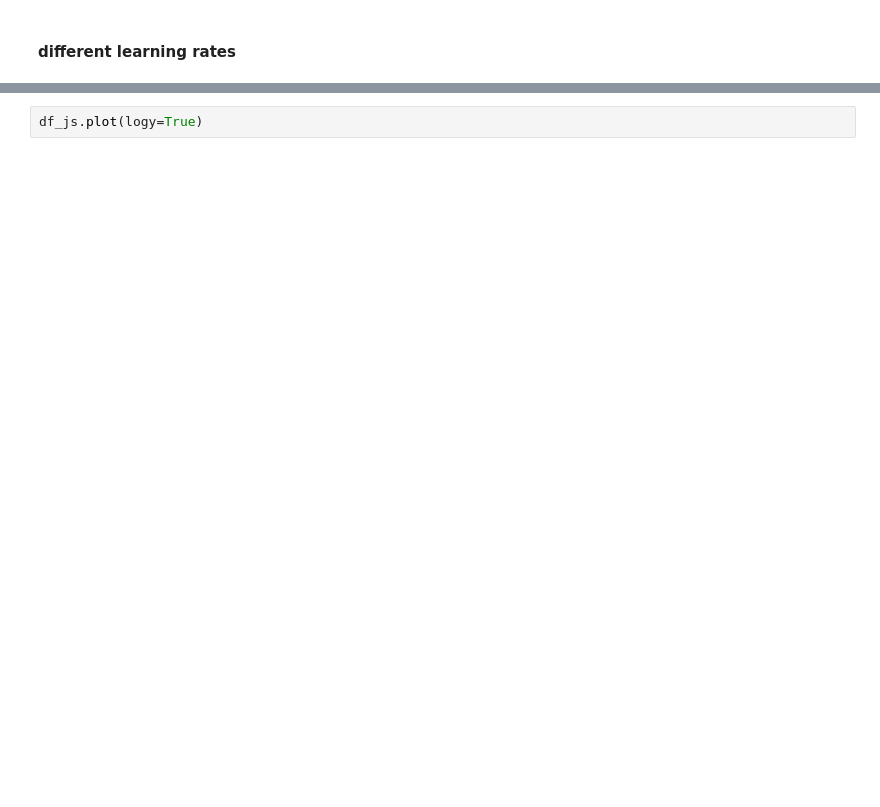
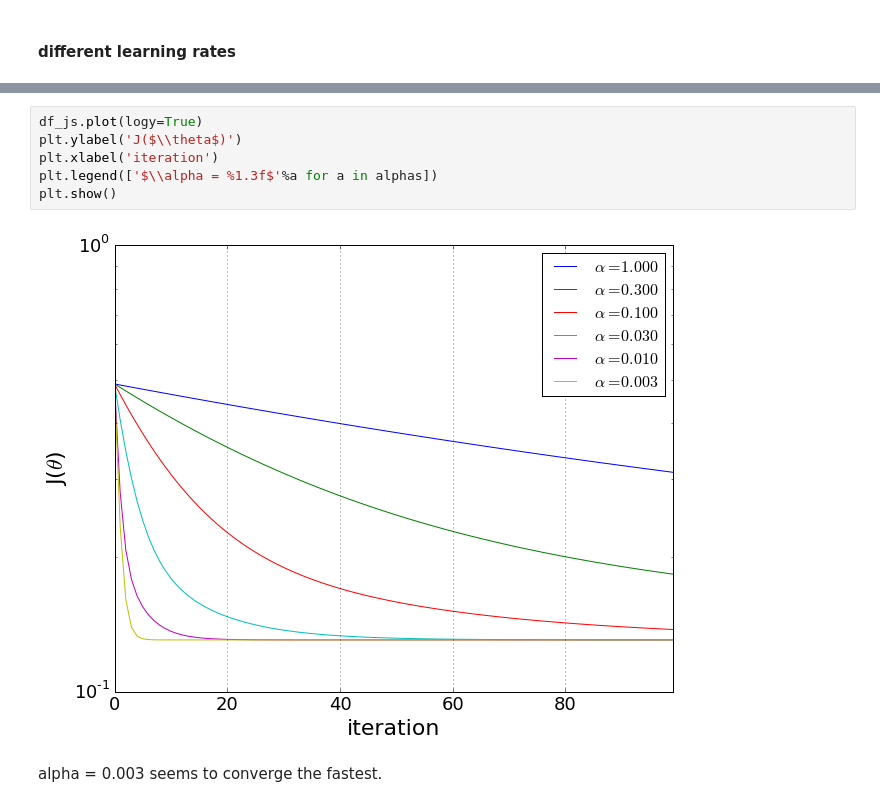
Before and after one commit to nakicam/DataScienceTraining, a Jupyter notebook: courses/coursera_ml008/week2/hw1_gradient_descent.ipynb, the cells around one changed output, grey strips where cells are left out. Saved outputs shown, nothing was run; the diff lists cells and outputs as text; blank space fills up the shorter version.

```diff
--- a/courses/coursera_ml008/week2/hw1_gradient_descent.ipynb
+++ b/courses/coursera_ml008/week2/hw1_gradient_descent.ipynb
@@ -460,2 +496,10 @@ df_js.head()
-# %%
-df_js.plot(logy=True)
+# %%
+df_js.plot(logy=True)
+plt.ylabel('J($\\theta$)')
+plt.xlabel('iteration')
+plt.legend(['$\\alpha = %1.3f$'%a for a in alphas])
+plt.show()
+# %% [output]
+[figure, added]
+# %% [markdown]
+alpha = 0.003 seems to converge the fastest.
```
Also changed, not shown: parts of 17 cells of this notebook.
